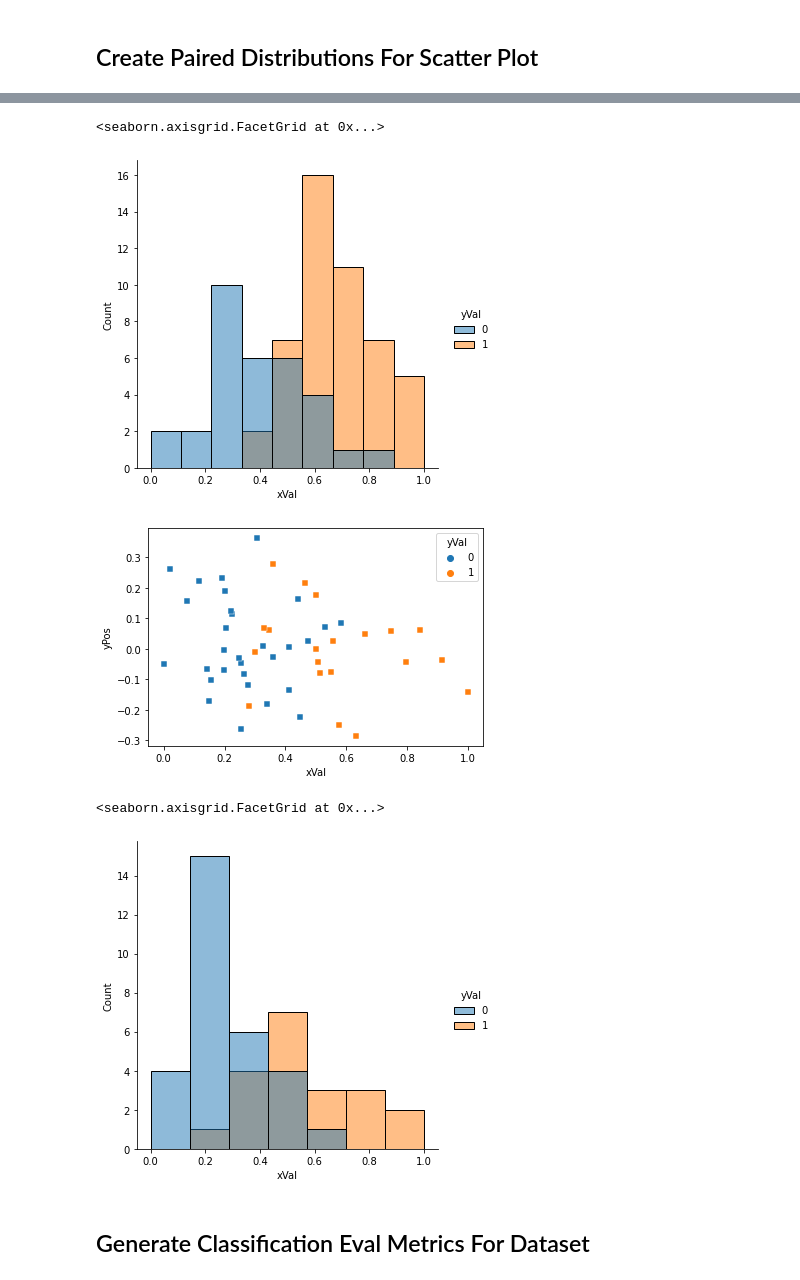
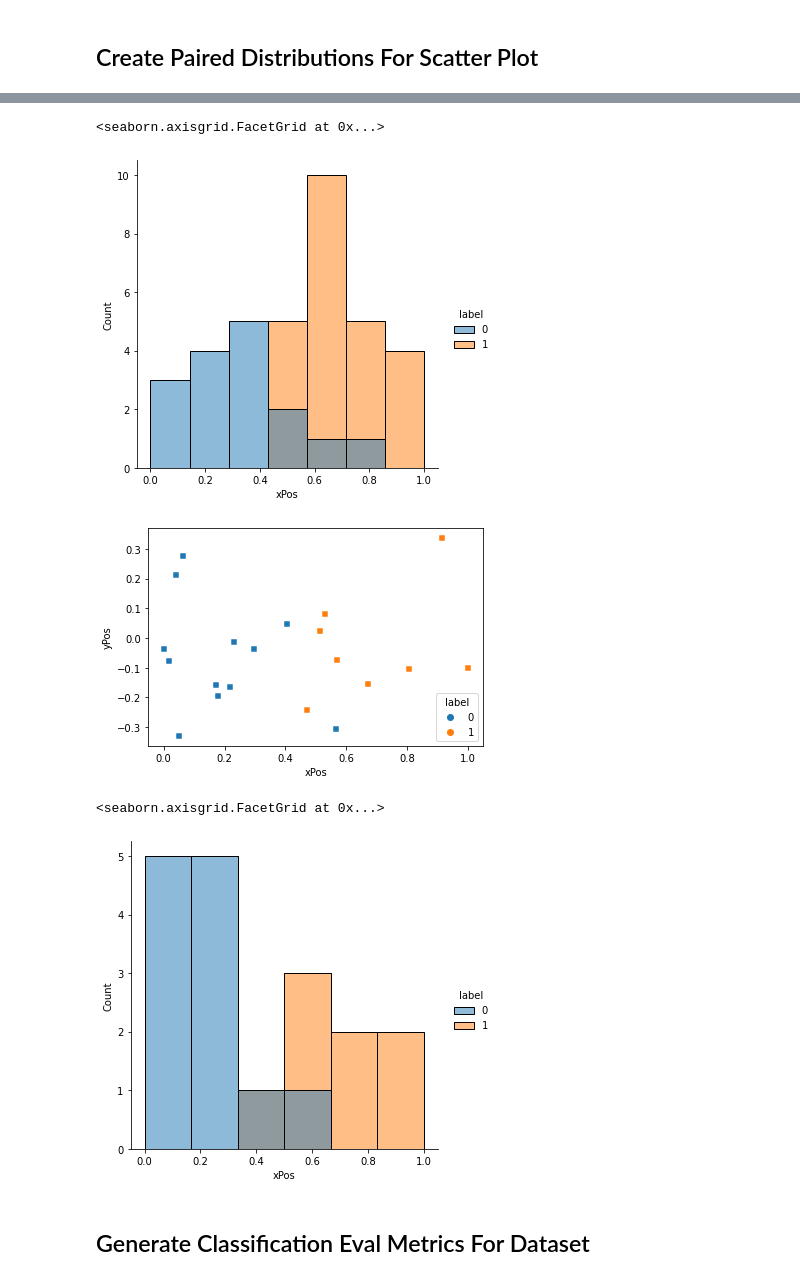
Before and after one commit to aws-samples/aws-mlu-explain, a Jupyter notebook: code/equality-of-odds/python/generate_data.ipynb, the cells around one changed output, grey strips where cells are left out. Saved outputs shown, nothing was run; the diff lists cells and outputs as text; code cells hidden in the pictures.

Commit message:
added tabs, updated data and dataframe columns

```diff
--- a/code/equality-of-odds/python/generate_data.ipynb
+++ b/code/equality-of-odds/python/generate_data.ipynb
@@ -27,11 +27,11 @@ def create_dist(n, m1, s1, m2, s2, perc):
     y_pos = [i for i in np.random.normal(0, 0.15, int(n))]
 
     # send data to df
-    out_df = pd.DataFrame(list(zip(x, y_pos, y)), columns=["xVal", "yPos", "yVal"])
+    out_df = pd.DataFrame(list(zip(x, y_pos, y)), columns=["xPos", "yPos", "label"])
     return x, y, out_df
 # %%
-n1 = 80
-n2 = 50
+n1 = 50
+n2 = 25
 
 n = n1 + n2
 
@@ -46,19 +46,19 @@ sns.scatterplot(data=df_group1, x="xVal", y="yVal", hue="yVal", marker="s")
 # %%
-sns.displot(df_group1, x="xVal", hue="yVal")
+sns.displot(df_group1, x="xPos", hue="label")
 # %% [output]
 <seaborn.axisgrid.FacetGrid at 0x...>
-[figure, old version]
+[figure, new version]
 # %%
 # view data
-sns.scatterplot(data=df_group2, x="xVal", y="yPos", hue="yVal", marker="s")
+sns.scatterplot(data=df_group2, x="xPos", y="yPos", hue="label", marker="s")
 plt.show()
 # %% [output]
-[figure, old version]
+[figure, new version]
 # %%
-sns.displot(df_group2, x="xVal", hue="yVal")
+sns.displot(df_group2, x="xPos", hue="label")
 # %% [output]
 <seaborn.axisgrid.FacetGrid at 0x...>
-[figure, old version]
+[figure, new version]
 # %% [markdown]
 ## Generate Classification Eval Metrics For Dataset
 # %%
```
Also changed, not shown: parts of 5 cells of this notebook, 10 other files.
